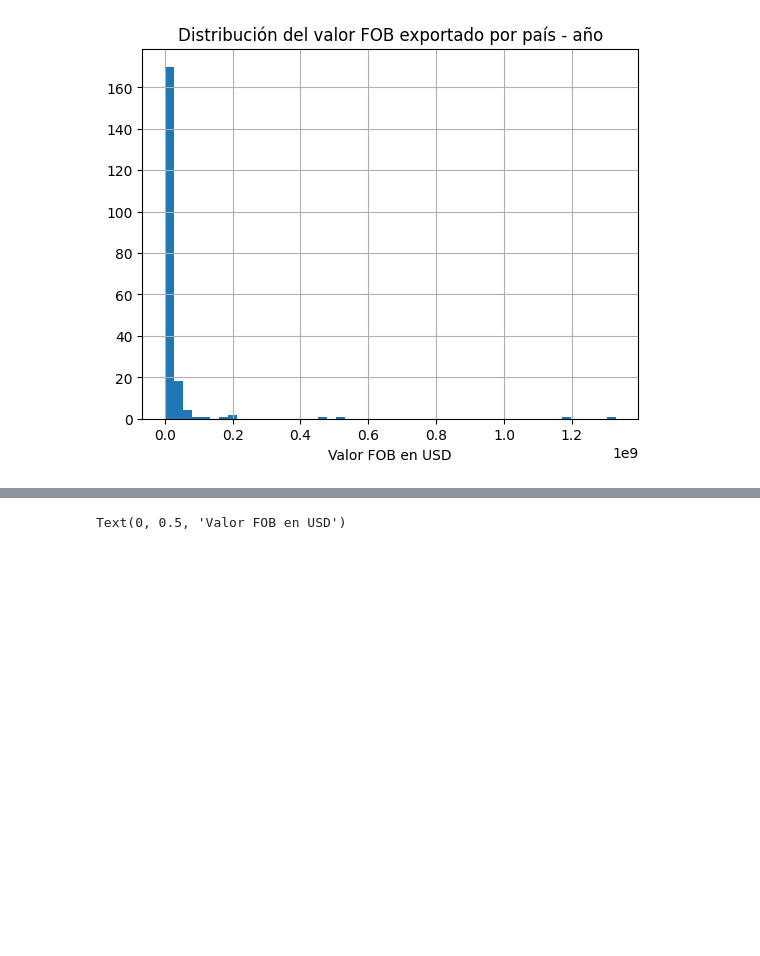
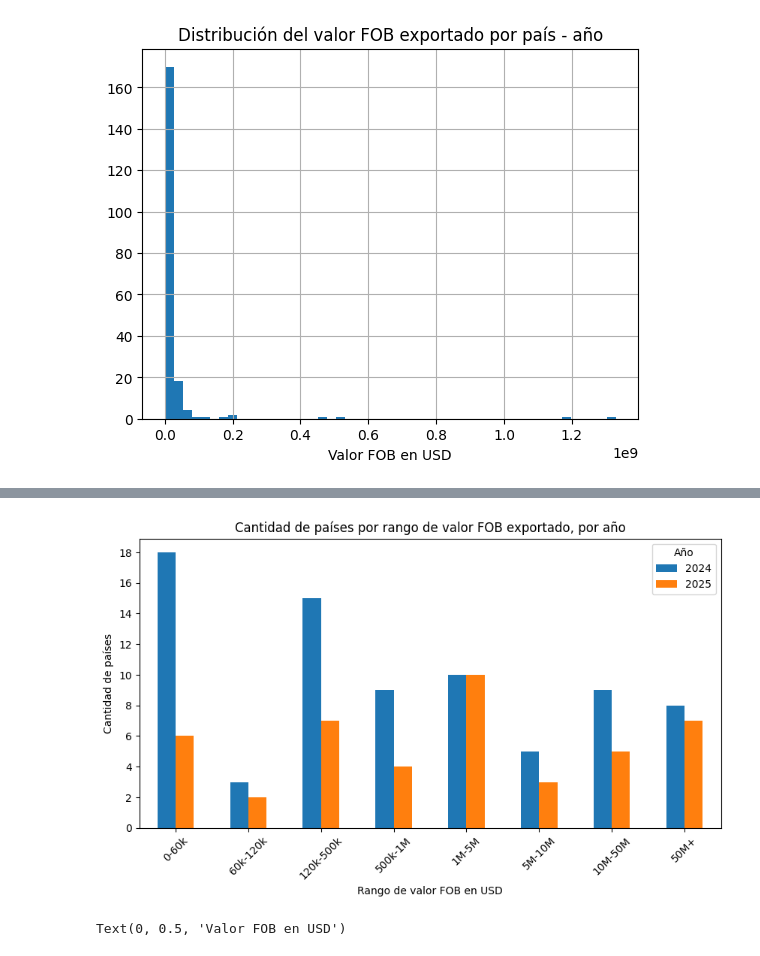
Before and after one commit to Renata-Bilotti/Hackatho-Grupo-4, a Jupyter notebook: Hacathon_Grupo_4_Mercado_de_Alfalfa.ipynb, the cells around one changed output, grey strips where cells are left out. Cells and saved outputs as stored; diff of their text form; code cells hidden in the pictures; blank space fills up the shorter version.

```diff
--- a/Hacathon_Grupo_4_Mercado_de_Alfalfa.ipynb
+++ b/Hacathon_Grupo_4_Mercado_de_Alfalfa.ipynb
@@ -482,3 +548,27 @@ plt.show()
+# %%
+import numpy as np
+import pandas as pd
+import matplotlib.ticker as ticker
+
+# Valor FOB por país y año (en vez de sumar todos los años juntos)
+valor_por_pais_anio = df_expo_mundo.groupby(['reporterDesc', 'period'])['fobvalue'].sum().reset_index()
+
+bins = [0, 60000, 120000, 500000, 1_000_000, 5_000_000, 10_000_000, 50_000_000, np.inf]
+labels = ['0-60k', '60k-120k', '120k-500k', '500k-1M', '1M-5M', '5M-10M', '10M-50M', '50M+']
+
+valor_por_pais_anio['rango'] = pd.cut(valor_por_pais_anio['fobvalue'], bins=bins, labels=labels)
+conteo = valor_por_pais_anio.groupby(['rango', 'period'], observed=True).size().unstack(fill_value=0)
+
+conteo.plot(kind='bar', figsize=(10,5))
+plt.title('Cantidad de países por rango de valor FOB exportado, por año')
+plt.xlabel('Rango de valor FOB en USD')
+plt.ylabel('Cantidad de países')
+plt.xticks(rotation=45)
+plt.gca().yaxis.set_major_locator(ticker.MaxNLocator(integer=True))
+plt.legend(title='Año')
+plt.show()
+# %% [output]
+[figure, added]
 # %%
 #Boxplot del valor exportado
 
```
Also changed, not shown: parts of 10 cells of this notebook.
